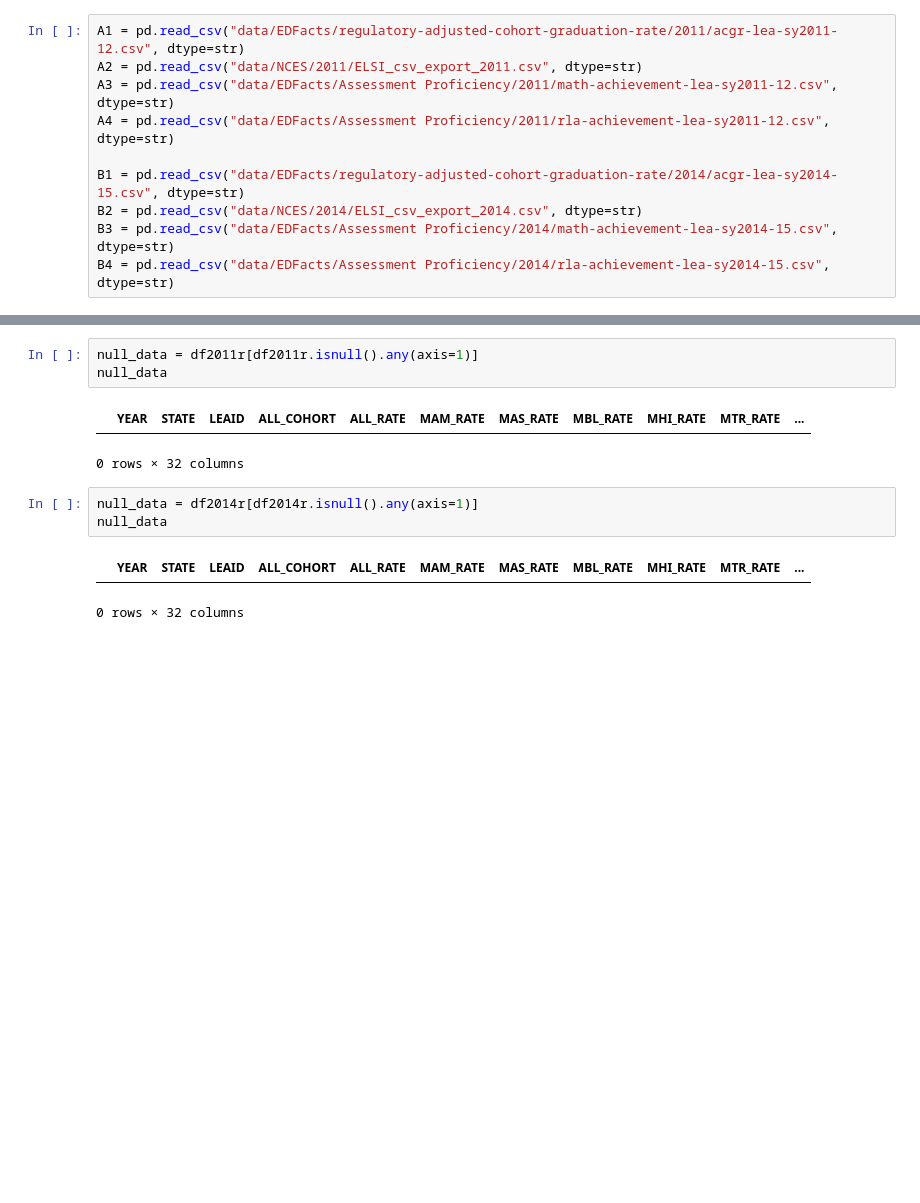
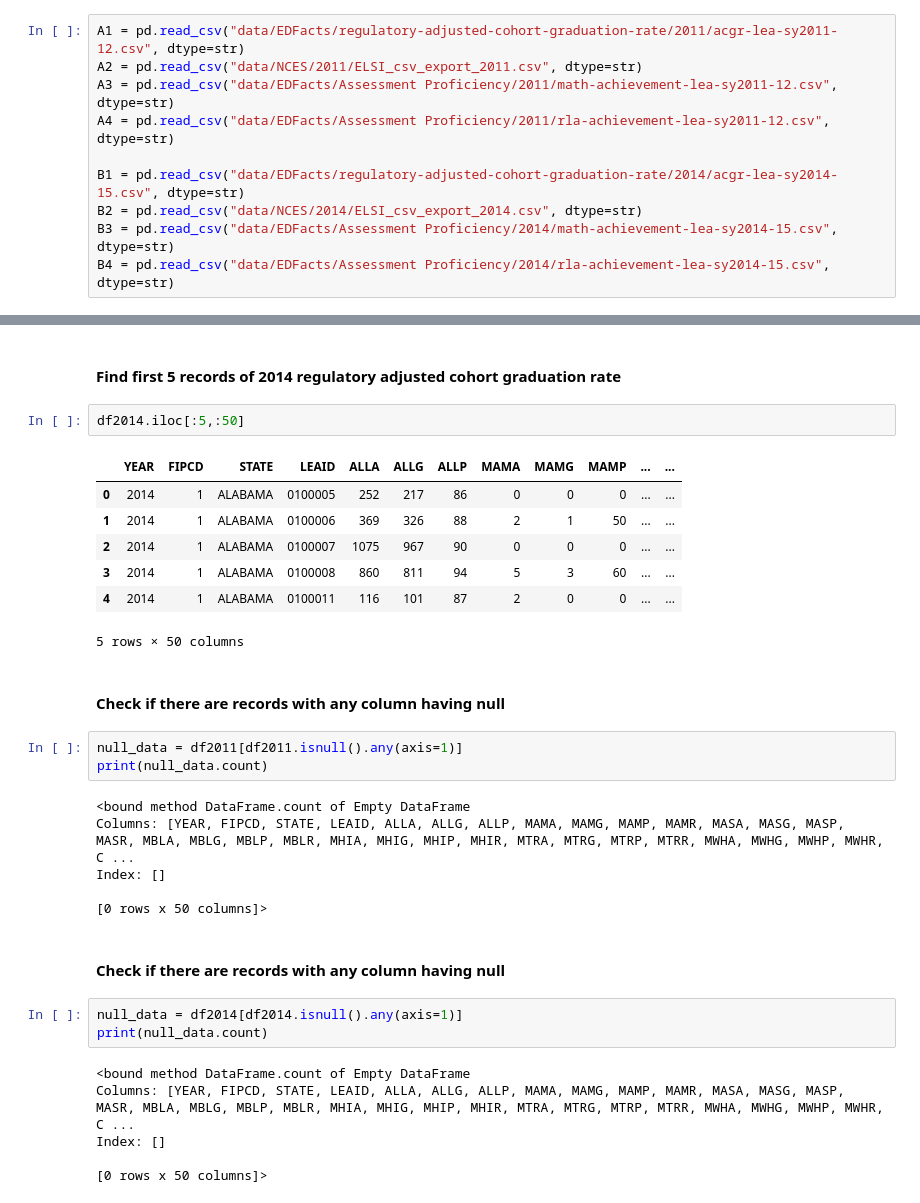
Before and after one commit to msubhabrata3/high-school-graduation-rate, a Jupyter notebook: high-school-dropout-dataset.ipynb, the cells around one changed output, grey strips where cells are left out. Cells and saved outputs as stored; diff of their text form; blank space fills up the shorter version.

```diff
--- a/high-school-dropout-dataset.ipynb
+++ b/high-school-dropout-dataset.ipynb
@@ -467,12 +439,34 @@ df2014r[['YEAR', 'STATE', 'LEAID', 'ALL_MTH_PCT', 'ALL_RLA_PCT']].head(5)
+# %% [markdown]
+#### Find first 5 records of 2014 regulatory adjusted cohort graduation rate
+# %%
+df2014.iloc[:5,:50]
+# %% [output]
+|  | YEAR | FIPCD | STATE | LEAID | ALLA | ALLG | ALLP | MAMA | MAMG | MAMP | ... | ... |
+| 0 | 2014 | 1 | ALABAMA | 0100005 | 252 | 217 | 86 | 0 | 0 | 0 | ... | ... |
+| 1 | 2014 | 1 | ALABAMA | 0100006 | 369 | 326 | 88 | 2 | 1 | 50 | ... | ... |
+| 2 | 2014 | 1 | ALABAMA | 0100007 | 1075 | 967 | 90 | 0 | 0 | 0 | ... | ... |
+| 3 | 2014 | 1 | ALABAMA | 0100008 | 860 | 811 | 94 | 5 | 3 | 60 | ... | ... |
+| 4 | 2014 | 1 | ALABAMA | 0100011 | 116 | 101 | 87 | 2 | 0 | 0 | ... | ... |
+5 rows × 50 columns
+# %% [markdown]
+#### Check if there are records with any column having null
 # %%
-null_data = df2011r[df2011r.isnull().any(axis=1)]
-null_data
+null_data = df2011[df2011.isnull().any(axis=1)]
+print(null_data.count)
 # %% [output]
-|  | YEAR | STATE | LEAID | ALL_COHORT | ALL_RATE | MAM_RATE | MAS_RATE | MBL_RATE | MHI_RATE | MTR_RATE | ... |
-0 rows × 32 columns
+<bound method DataFrame.count of Empty DataFrame
+Columns: [YEAR, FIPCD, STATE, LEAID, ALLA, ALLG, ALLP, MAMA, MAMG, MAMP, MAMR, MASA, MASG, MASP, MASR, MBLA, MBLG, MBLP, MBLR, MHIA, MHIG, MHIP, MHIR, MTRA, MTRG, MTRP, MTRR, MWHA, MWHG, MWHP, MWHR, C ...
+Index: []
+
+[0 rows x 50 columns]>
+# %% [markdown]
+#### Check if there are records with any column having null
 # %%
-null_data = df2014r[df2014r.isnull().any(axis=1)]
-null_data
+null_data = df2014[df2014.isnull().any(axis=1)]
+print(null_data.count)
 # %% [output]
-|  | YEAR | STATE | LEAID | ALL_COHORT | ALL_RATE | MAM_RATE | MAS_RATE | MBL_RATE | MHI_RATE | MTR_RATE | ... |
-0 rows × 32 columns
+<bound method DataFrame.count of Empty DataFrame
+Columns: [YEAR, FIPCD, STATE, LEAID, ALLA, ALLG, ALLP, MAMA, MAMG, MAMP, MAMR, MASA, MASG, MASP, MASR, MBLA, MBLG, MBLP, MBLR, MHIA, MHIG, MHIP, MHIR, MTRA, MTRG, MTRP, MTRR, MWHA, MWHG, MWHP, MWHR, C ...
+Index: []
+
+[0 rows x 50 columns]>
```
Also changed, not shown: parts of 32 cells of this notebook, 1 other file.
